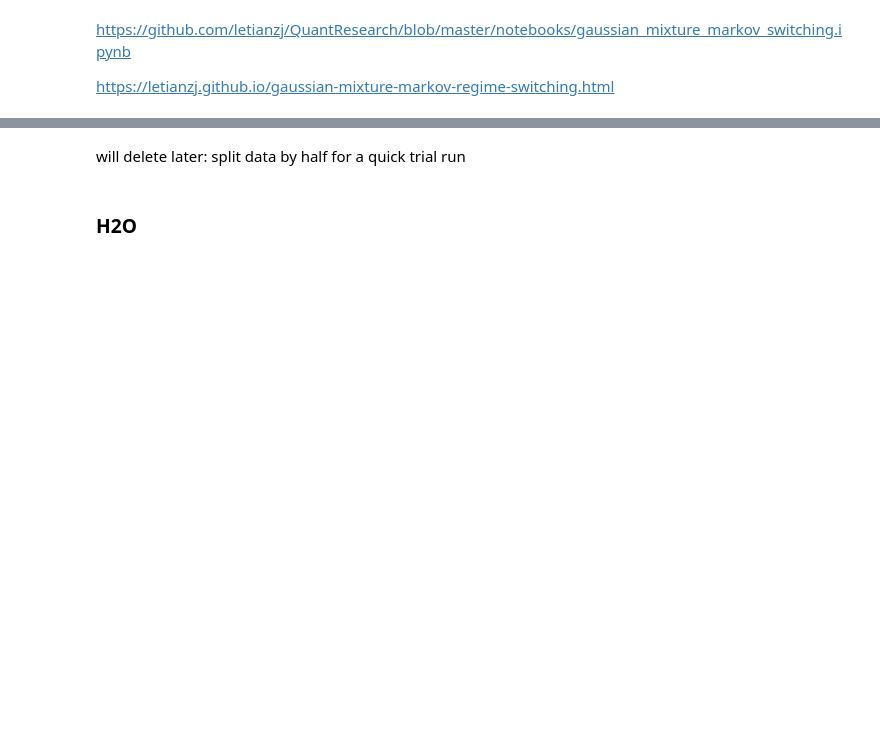
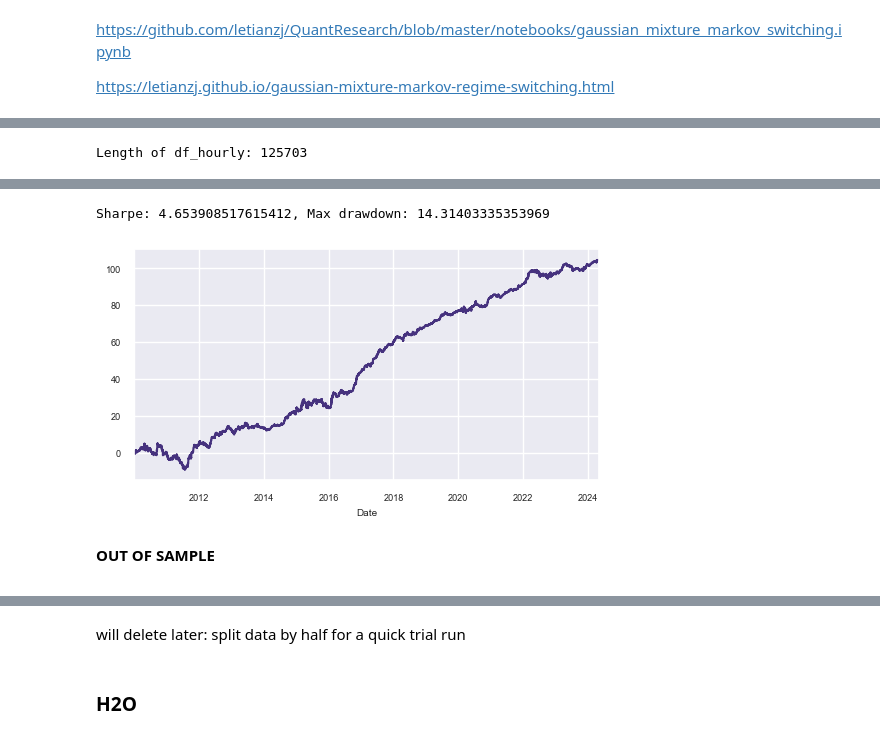
Before and after one commit to trungchien171/a1phas, a Jupyter notebook: forex/eurusd/overfit_or_legit.ipynb, the cells around one changed output, grey strips where cells are left out. Saved outputs shown, nothing was run; the diff lists cells and outputs as text; code cells hidden in the pictures; blank space fills up the shorter version.

```diff
--- a/forex/eurusd/overfit_or_legit.ipynb
+++ b/forex/eurusd/overfit_or_legit.ipynb
@@ -754,0 +237,3 @@ def max_drawdown(returns: np.ndarray) -> float:
+# %%
+df_hourly = generate_features(prices_hourly['EURUSD'], span = 100, order = 2)
+df_hourly.head(2)
@@ -754,0 +368,12 @@ def max_drawdown(returns: np.ndarray) -> float:
+# %%
+df_hourly = get_position(df_hourly, ptsl=[0.5, 0.5], num_days=10)
+df_hourly.isna().sum()
+df_hourly = get_labels(df_hourly)
+df_hourly.dropna(subset = 'outcome')
+print('Length of df_hourly:', len(df_hourly))
+display(df_hourly.iloc[:5, [0, 1] + list(range(-8, 0))])
+sharpe, max_dd = perf_metrics(df_hourly['profit'])
+print(f'Sharpe: {sharpe:.4f}, Max drawdown: {max_dd:.4}%')
+df_hourly.profit.cumsum().plot();
+# %% [output]
+Length of df_hourly: 125703
@@ -754,0 +387,8 @@ def max_drawdown(returns: np.ndarray) -> float:
+Sharpe: 4.653908517615412, Max drawdown: 14.31403335353969
+[figure, added]
+# %% [markdown]
+<div class="alert alert-todo">
+
+**OUT OF SAMPLE**
+
+</div>
```
Also changed, not shown: parts of 77 cells of this notebook.
